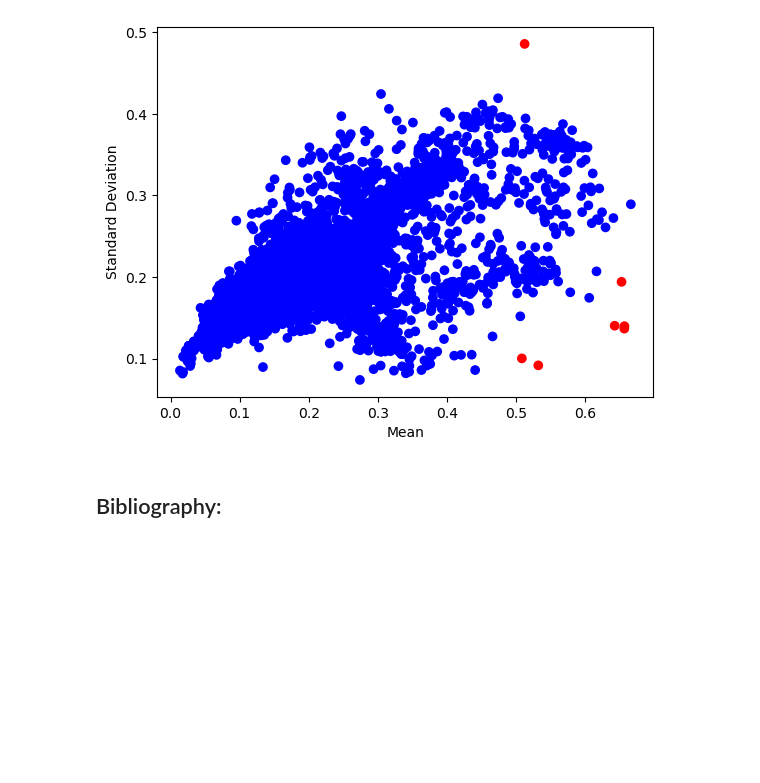
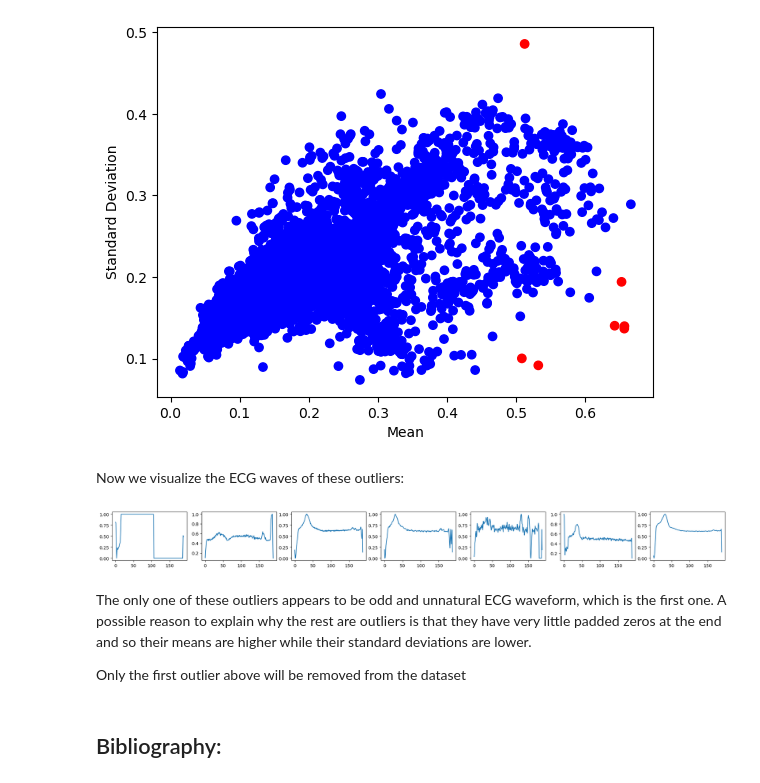
Before and after one commit to Chiuchiyin/DTSA5509-Final-Project, a Jupyter notebook: Heart Beat ECG Analysis and Classification.ipynb, the cells around one changed output. Saved outputs shown, nothing was run; the diff lists cells and outputs as text; code cells hidden in the pictures; blank space fills up the shorter version.

```diff
--- a/Heart Beat ECG Analysis and Classification.ipynb
+++ b/Heart Beat ECG Analysis and Classification.ipynb
@@ -302,3 +302,18 @@ plt.ylabel("Standard Deviation")
 plt.show()
 # %% [output]
 [figure]
+# %% [markdown]
+Now we visualize the ECG waves of these outliers:
+# %%
+outlier_df = df_train_sub.iloc[np.where(dbs.labels_ == -1)[0]]
+# %%
+fig, axs = plt.subplots(nrows=1, ncols=len(outlier_df), figsize=(25, 2))
+for i, data in enumerate(outlier_df.drop(["label"], axis=1).values):
+    axs[i].plot(range(len(data)), data)
+plt.show()
+# %% [output]
+[figure, added]
+# %% [markdown]
+The only one of these outliers appears to be odd and unnatural ECG waveform, which is the first one. A possible reason to explain why the rest are outliers is that they have very little padded zeros at the end and so their means are higher while their standard deviations are lower.
+
+Only the first outlier above will be removed from the dataset
```
Also changed, not shown: parts of 1 cell of this notebook.
